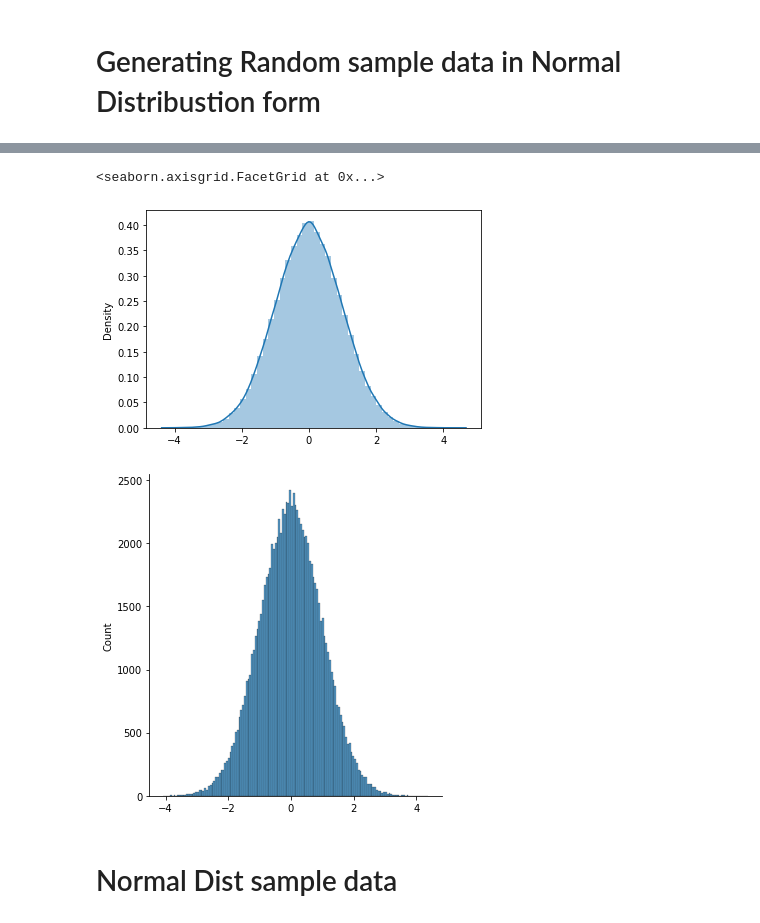
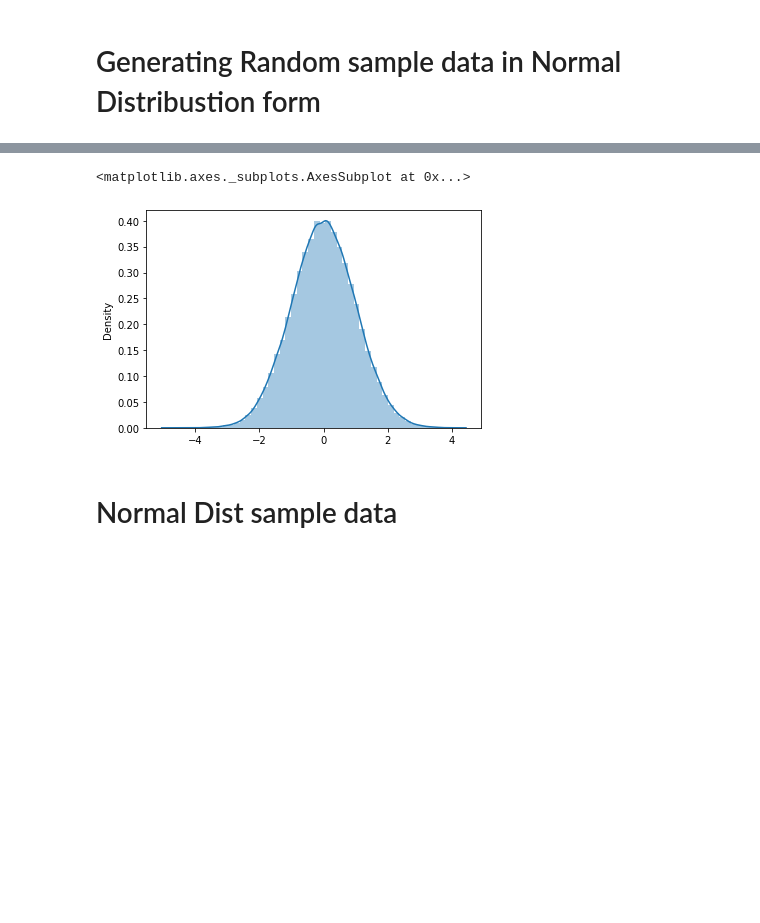
Before and after one commit to pawarashwin/Demo1, a Jupyter notebook: jm_clt.ipynb, the cells around one changed output, grey strips where cells are left out. Cells and saved outputs as stored; diff of their text form; code cells hidden in the pictures; blank space fills up the shorter version.

```diff
--- a/jm_clt.ipynb
+++ b/jm_clt.ipynb
@@ -16,10 +16,9 @@ plt.show()  #to plot histogram without axis
 # %%
 sns.distplot(sample_data)
-sns.displot(sample_data)
+#sns.displot(sample_data)
 # %% [output]
-<seaborn.axisgrid.FacetGrid at 0x...>
+<matplotlib.axes._subplots.AxesSubplot at 0x...>
-[figure, old version]
+[figure, new version]
-[figure, removed]
 # %% [markdown]
 # Normal Dist sample data
 # %%
```
Also changed, not shown: parts of 4 cells of this notebook.
